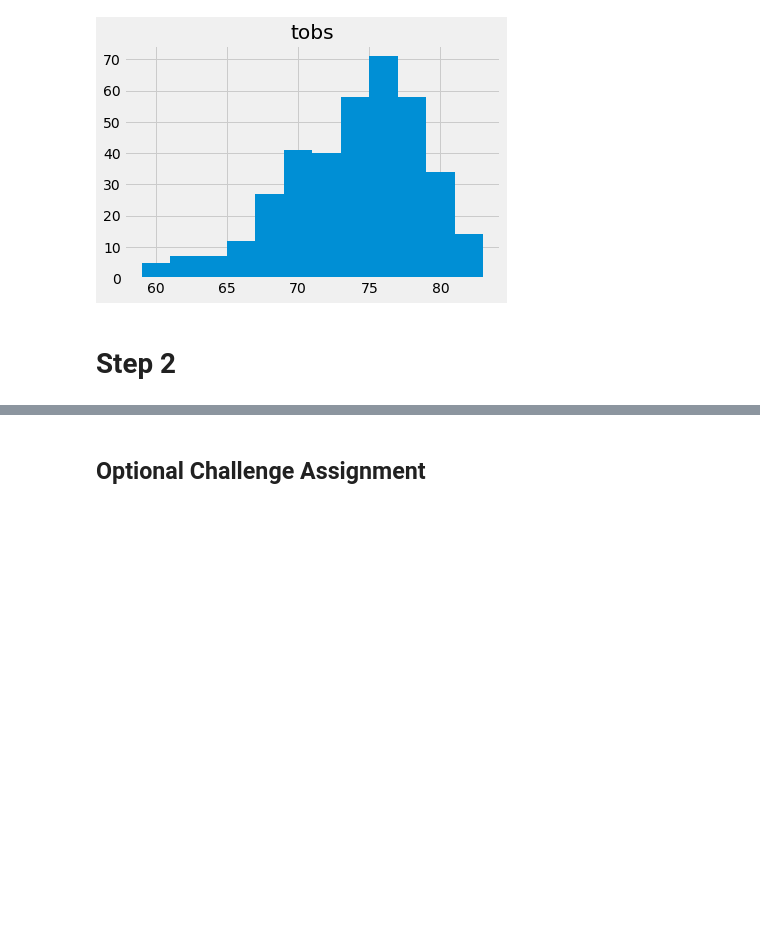
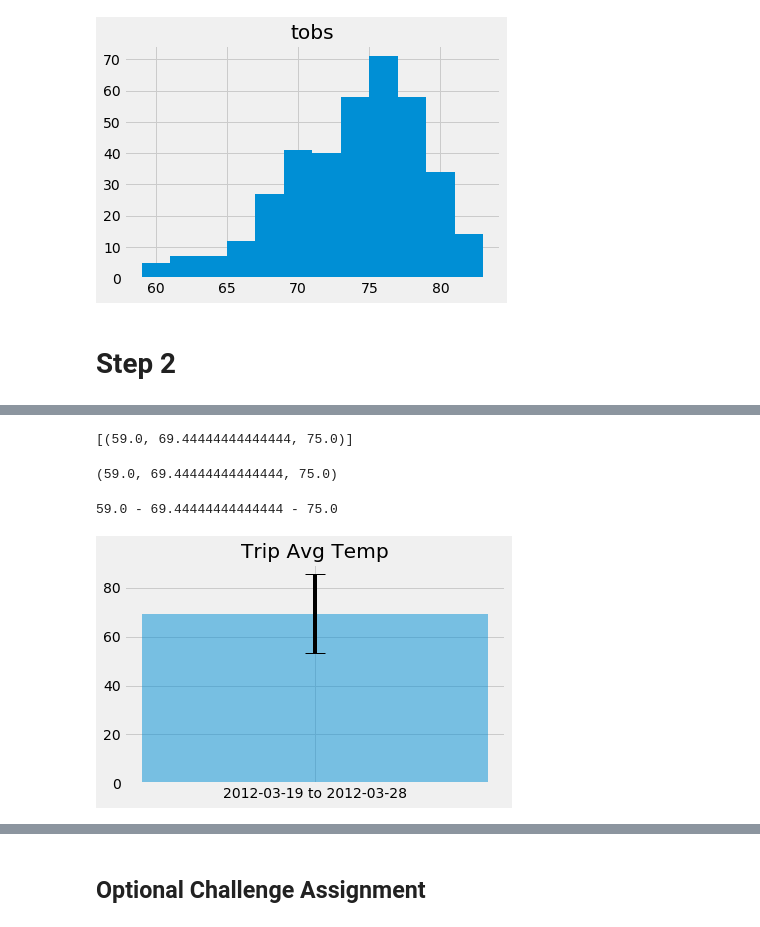
Before and after one commit to joy-ramos/sqlalchemy-challenge, a Jupyter notebook: climate_starter.ipynb, the cells around one changed output, grey strips where cells are left out. Saved outputs shown, nothing was run; the diff lists cells and outputs as text; code cells hidden in the pictures; blank space fills up the shorter version.

```diff
--- a/climate_starter.ipynb
+++ b/climate_starter.ipynb
@@ -248,11 +248,50 @@ NameError: name 'session' is not defined
 # %%
 # Use your previous function `calc_temps` to calculate the tmin, tavg, and tmax
 # for your trip using the previous year's data for those same dates.
+print(calc_temps('2012-03-19', '2012-03-28'))
+# %% [output]
+[(59.0, 69.44444444444444, 75.0)]
+# %%
+# Plot the results from your previous query as a bar chart.
+result = calc_temps('2012-03-19', '2012-03-28')
+result[0]
+# %% [output]
+(59.0, 69.44444444444444, 75.0)
+# %%
+#just testing variables
+data = str(result[0]).strip('()')
+x = data.split(", ")
+print (f"{x[0]} - {x[1]} - {x[2]}")
+
+avg = float(x[1])
+
+# Use the peak-to-peak (tmax-tmin) value as the y error bar (yerr)
+yerror = float(x[2]) - float(x[0])
+# %% [output]
+59.0 - 69.44444444444444 - 75.0
+# %%
+# Create lists for the plot
+vacation_date = ['2012-03-19 to 2012-03-28']
+x_pos = np.arange(len(materials))
+error = [yerror]
 # %%
-# Plot the results from your previous query as a bar chart.
 # Use "Trip Avg Temp" as your Title
 # Use the average temperature for the y value
 # Use the peak-to-peak (tmax-tmin) value as the y error bar (yerr)
+
+# Build the plot
+fig, ax = plt.subplots()
+ax.bar(x_pos, avg, yerr=error, align='center', alpha=0.5, ecolor='black', capsize=10)
+ax.set_ylabel('')
+ax.set_xticks(x_pos)
+ax.set_xticklabels(vacation_date)
+ax.set_title('Trip Avg Temp')
+ax.yaxis.grid(True)
+
+plt.tight_layout()
+plt.show()
+# %% [output]
+[figure, added]
 # %%
 # Calculate the total amount of rainfall per weather station for your trip dates using the previous year's matching dates.
 # Sort this in descending order by precipitation amount and list the station, name, latitude, longitude, and elevation
```
Also changed, not shown: parts of 3 cells of this notebook.
